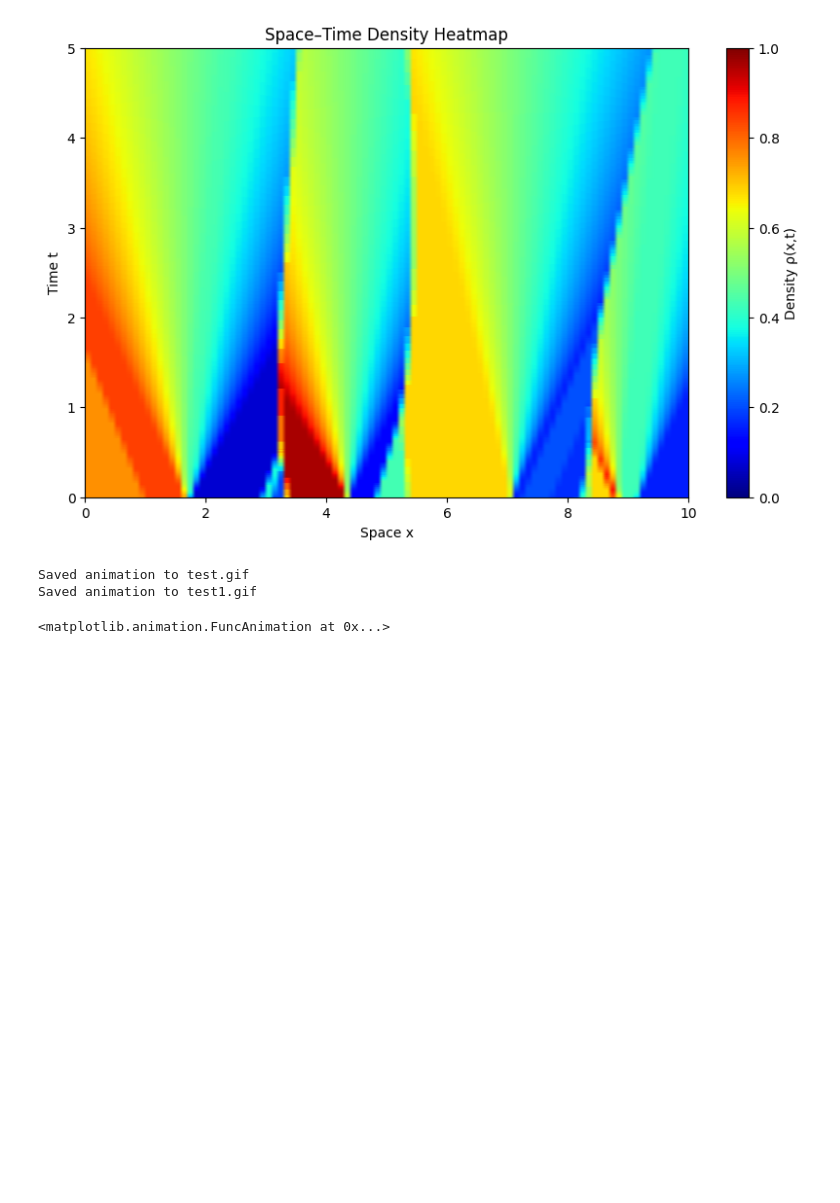
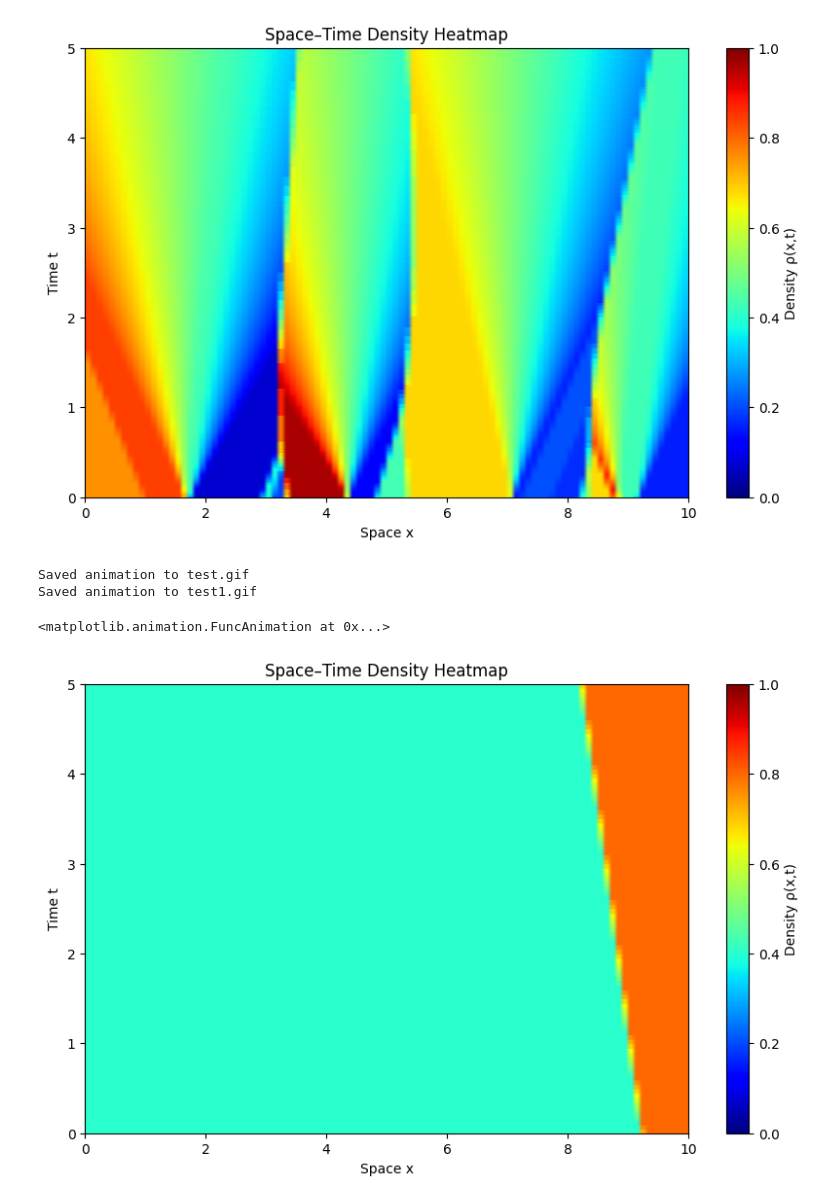
Before and after one commit to mchami02/saint-venant, a Jupyter notebook: operator_learning/operator_test.ipynb, the cells around one changed output. Cells and saved outputs as stored; diff of their text form; code cells hidden in the pictures; blank space fills up the shorter version.

Commit message:
changes to the gnn and data creation

```diff
--- a/operator_learning/operator_test.ipynb
+++ b/operator_learning/operator_test.ipynb
@@ -15,3 +15,23 @@ animate_density(grids[0].T, nt, nx, dt, dx, output_name='test1.gif',skip_frames=
 Saved animation to test.gif
 Saved animation to test1.gif
 <matplotlib.animation.FuncAnimation at 0x...>
+# %%
+from operator_data_pipeline import PiecewiseRandom
+from nfv.problem import Problem
+from nfv.flows import Greenshield
+from nfv.solvers import LaxHopf
+import torch
+import numpy as np
+from numerical_methods.plotter import plot_grid_density, animate_density
+
+nx = 100
+nt = 500
+dx = 0.1
+dt = 0.01
+max_steps = 2
+ics = [PiecewiseRandom(ks=[0.4, 0.8], x_noise=False) for _ in range(1)]
+problem = Problem(nx=nx, nt=nt, dx=dx, dt=dt, ic=ics, flow=Greenshield())
+grids = problem.solve(LaxHopf, batch_size=4, dtype=torch.float64, progressbar=True).cpu().numpy()
+plot_grid_density(grids[0], nx, nt, dx, dt)
+# %% [output]
+[figure, added]
```
Also changed, not shown: 8 other files.
